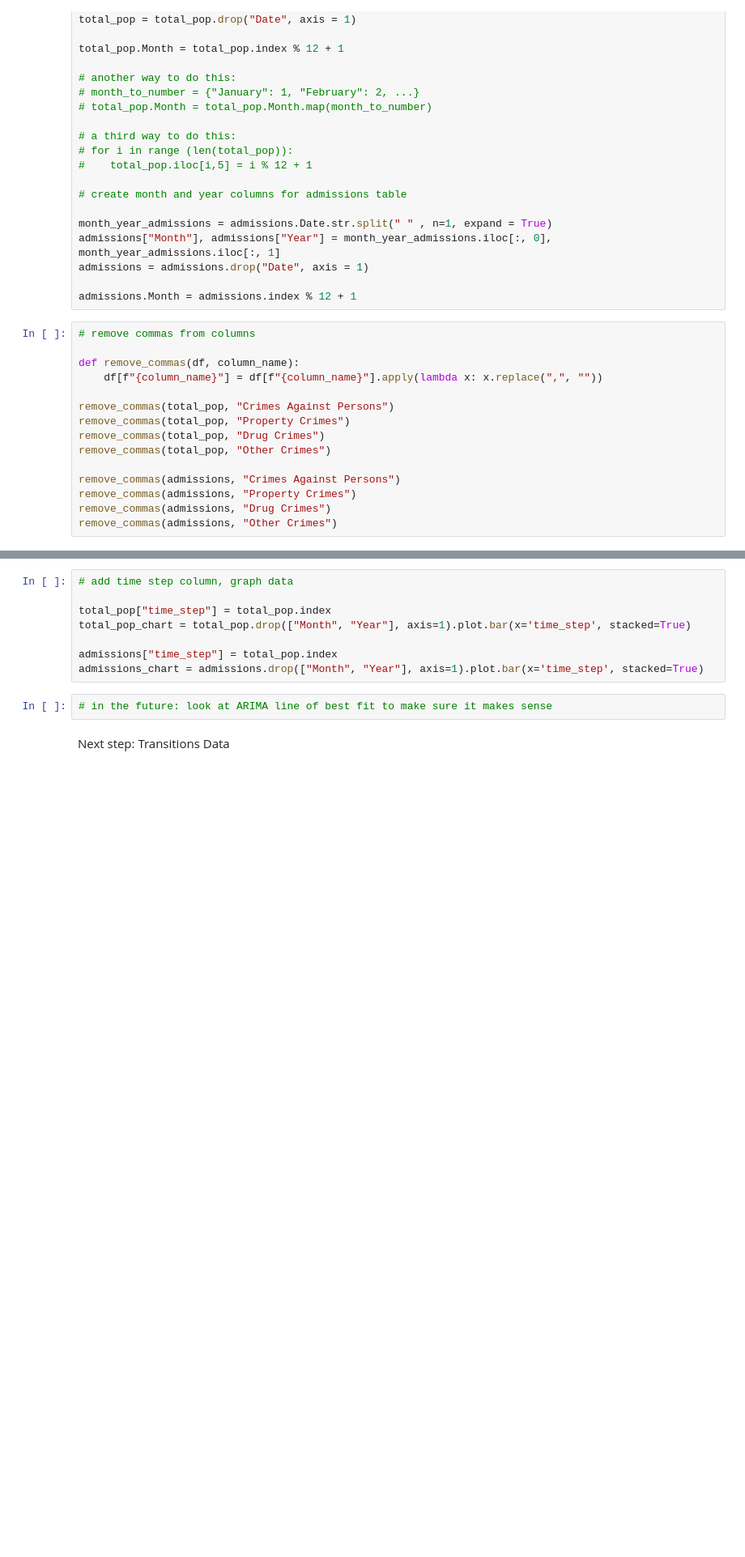
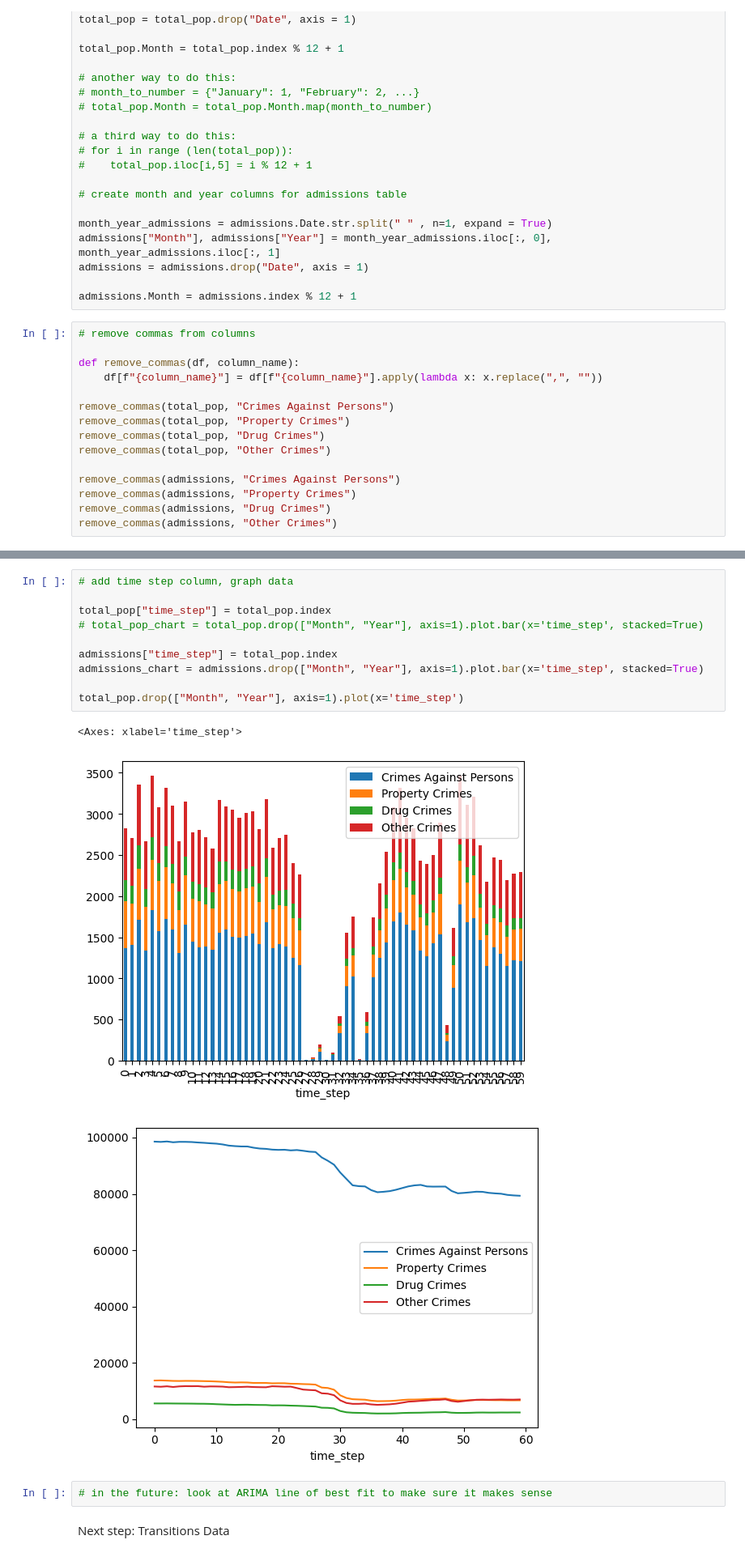
Before and after one commit to stanford-decarceration-collective/stanford-decarceration-collective, a Jupyter notebook: notebooks/CA_Preprocessing.ipynb, the cells around one changed output, grey strips where cells are left out. Shown at 81% size. Cells and saved outputs as stored; diff of their text form; blank space fills up the shorter version.

```diff
--- a/notebooks/CA_Preprocessing.ipynb
+++ b/notebooks/CA_Preprocessing.ipynb
@@ -98,11 +144,17 @@ admissions = admissions.astype(int)
 # %%
 # add time step column, graph data
 
 total_pop["time_step"] = total_pop.index
-total_pop_chart = total_pop.drop(["Month", "Year"], axis=1).plot.bar(x='time_step', stacked=True)
+# total_pop_chart = total_pop.drop(["Month", "Year"], axis=1).plot.bar(x='time_step', stacked=True)
 
 admissions["time_step"] = total_pop.index
 admissions_chart = admissions.drop(["Month", "Year"], axis=1).plot.bar(x='time_step', stacked=True)
+
+total_pop.drop(["Month", "Year"], axis=1).plot(x='time_step')
+# %% [output]
+<Axes: xlabel='time_step'>
+[figure, added]
+[figure, added]
 # %%
 # in the future: look at ARIMA line of best fit to make sure it makes sense
 # %% [markdown]
```
Also changed, not shown: parts of 24 cells of this notebook, 1 other file.
